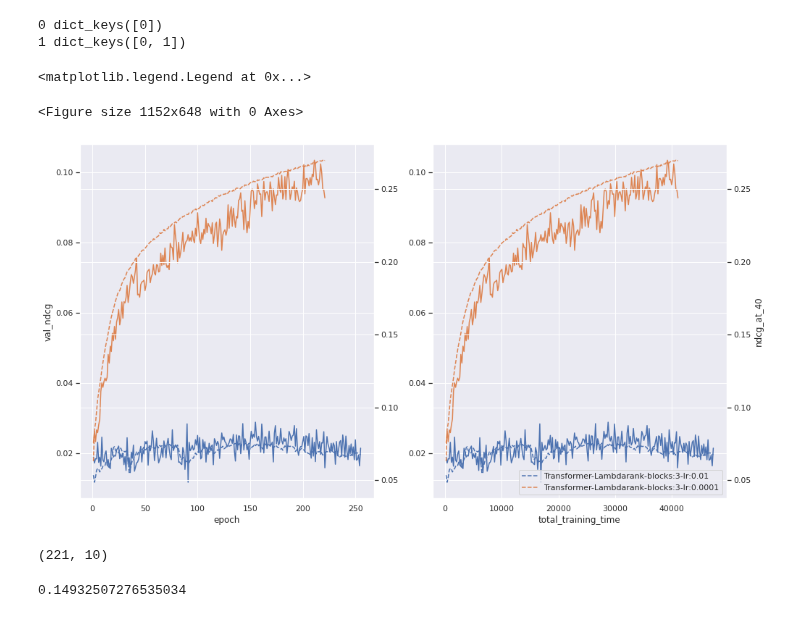
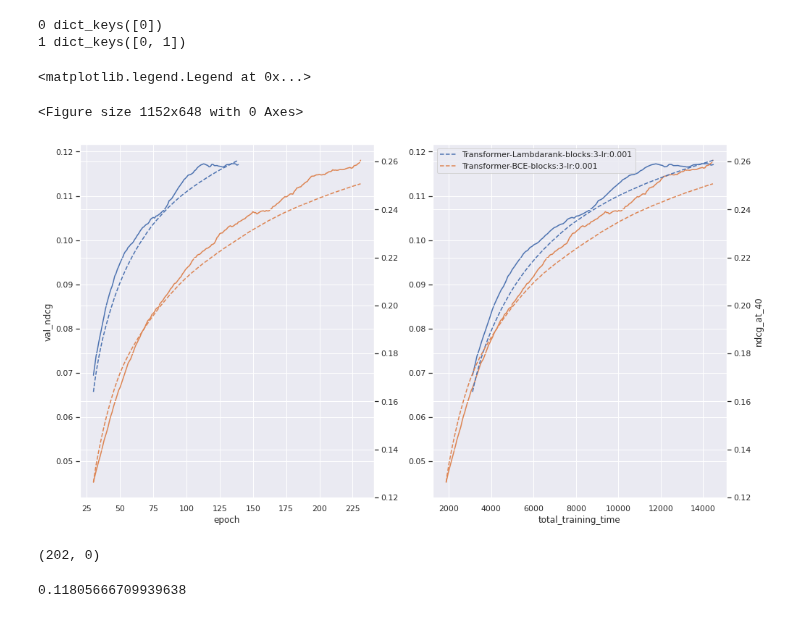
Before and after one commit to asash/gptrec_rl, a Jupyter notebook: evaluation/Results_analysis.ipynb, the cells around one changed output. Drawn from its saved outputs; the diff is of its cells as text; code cells hidden in the pictures.

```diff
--- a/evaluation/Results_analysis.ipynb
+++ b/evaluation/Results_analysis.ipynb
@@ -28,7 +28,10 @@ sb.set()
 
 #experiment_logs = './results/ml_benchmark20m_2021_11_23T14_39_04/stdout'
 
-experiment_logs = './results/ml_benchmark20m_2021_11_25T09_41_35/stdout'
+#experiment_logs = './results/ml_benchmark20m_2021_11_25T09_41_35/stdout'
+
+#Fast Lambdarank on dekstop
+experiment_logs = './results/ml_benchmark20m_2021_11_27T23_55_22/stdout'
 
 
 def is_experiment_start(line):
@@ -131,5 +132,5 @@ full_result
 # %%
-moving_average_steps=1
+moving_average_steps=30
 max_points = 30000
 
 
@@ -150,7 +151,7 @@ fig, ax = plt.subplots(1, len(axises))
 fig.set_figheight(9)
 fig.set_figwidth(16)
 
-interesting_models = ['Transformer-Lambdarank-blocks:3-lr:0.01', 'Transformer-Lambdarank-blocks:3-lr:0.0001', 'Transformer-Lambdarank']
+interesting_models = ['Transformer-Lambdarank-blocks:3-lr:0.001', 'Transformer-BCE-blocks:3-lr:0.001']
 second_metrics = {}
 
 for recommender in data:
@@ -168,39 +169,39 @@ for recommender in data:
 
         #plt.plot(val_success, label=recommender['model_name'] + "val_sps")
         #plt.plot(success, label=recommender['model_name'] + "sps")
         for axis_num in range(len(axises)):
             axis_name = axises[axis_num]
             axis = get_metric(history, axis_name)[moving_average_steps - 1:][:max_points]
             ax[axis_num].plot(axis, metric,label=recommender['model_name'])
 
             ax[axis_num].set_xlabel(axis_name)
             if axis_num == 0:
                 ax[axis_num].set_ylabel(metric_name)
 
             if (second_metric_name != None):
                 if axis_num not in second_metrics:
                     second_metrics[axis_num] = ax[axis_num].twinx()
                     print(axis_num, second_metrics.keys())
                 ax2 = second_metrics[axis_num]
                 if axis_num == 1:
                     ax2.set_ylabel(second_metric_name)
                 ax2.plot(axis, second_metric, '--', label=recommender['model_name'],)
 
 
         #plt.plot(ndcg, label=recommender['model_name'] + "ndcg")
         #plt.plot(val_success, label=recommender['model_name'] + "_val_sps")
 plt.legend()
 # %% [output]
 0 dict_keys([0])
 1 dict_keys([0, 1])
 <matplotlib.legend.Legend at 0x...>
 <Figure size 1152x648 with 0 Axes>
-[figure, old version]
+[figure, new version]
 # %%
 len(metric), len(metric) - np.argmax(metric) - 1
 # %% [output]
-(221, 10)
+(202, 0)
 # %%
 max(metric)
 # %% [output]
-0.14932507276535034
+0.11805666709939638
```
Also changed, not shown: parts of 3 cells of this notebook, 1 other file.
